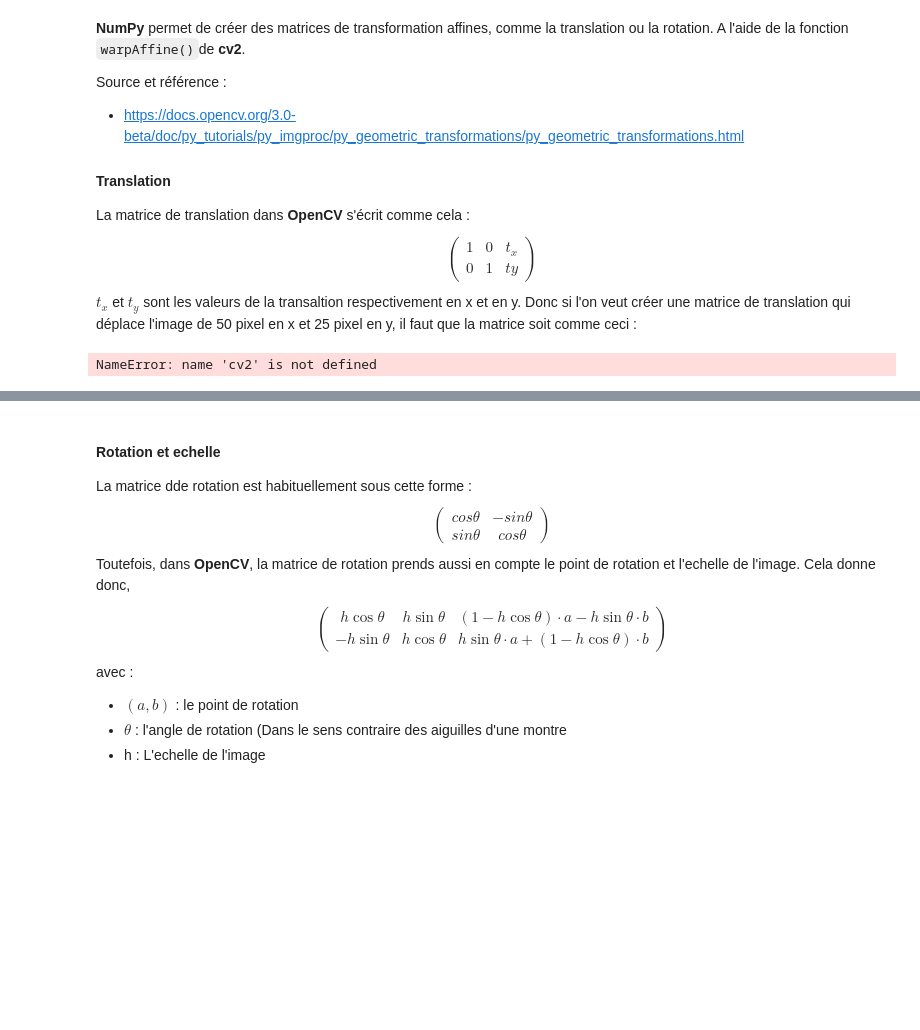
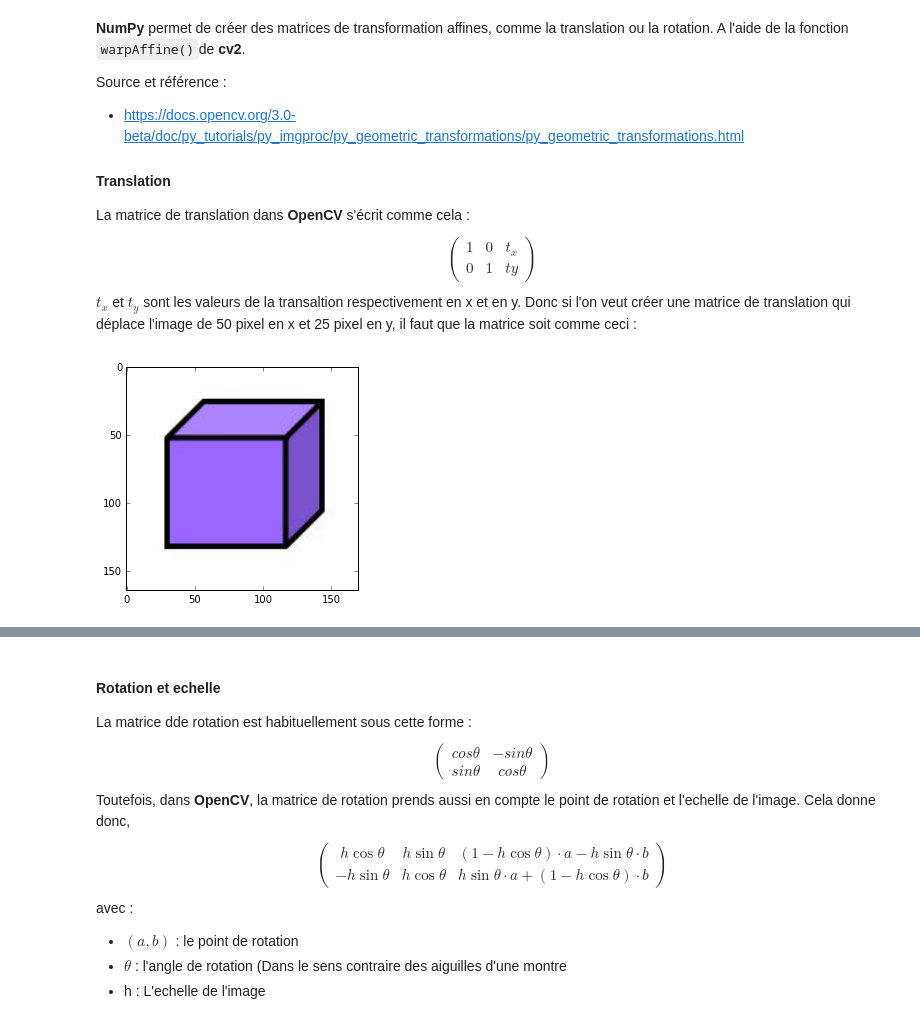
Before and after one commit to Bugnon/oc-2017, a Jupyter notebook: exam/Fleischer_LaTeX-NumPy.ipynb, the cells around one changed output, grey strips where cells are left out. Saved outputs shown, nothing was run; the diff lists cells and outputs as text; code cells hidden in the pictures; blank space fills up the shorter version.

```diff
--- a/exam/Fleischer_LaTeX-NumPy.ipynb
+++ b/exam/Fleischer_LaTeX-NumPy.ipynb
@@ -308,11 +309,11 @@ Donc si l'on veut créer une matrice de translation qui déplace l'image de 50 p
 # %%
 T = np.float32([[1, 0, 50],
                [0, 1, 25]])
-image = cv2.imread("../images/logo.png")
+image = cv2.imread("./img_gabriel/cube.jpg")
 
 (h, w) = image.shape[:2]
 
 pltShow(image)
 # %% [output]
-NameError: name 'cv2' is not defined
+[figure, added]
 # %%
```
Also changed, not shown: parts of 6 cells of this notebook, 1 other file.
